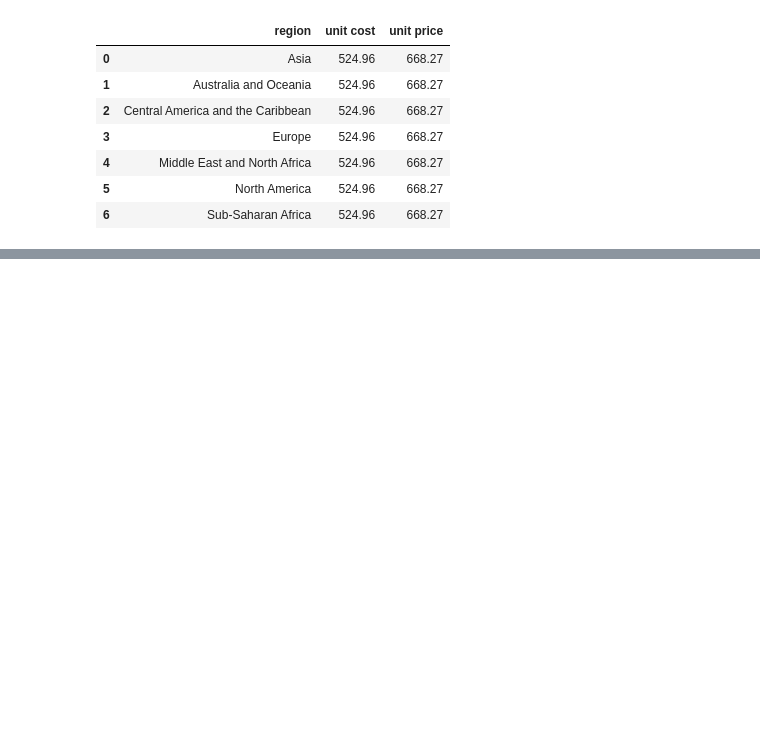
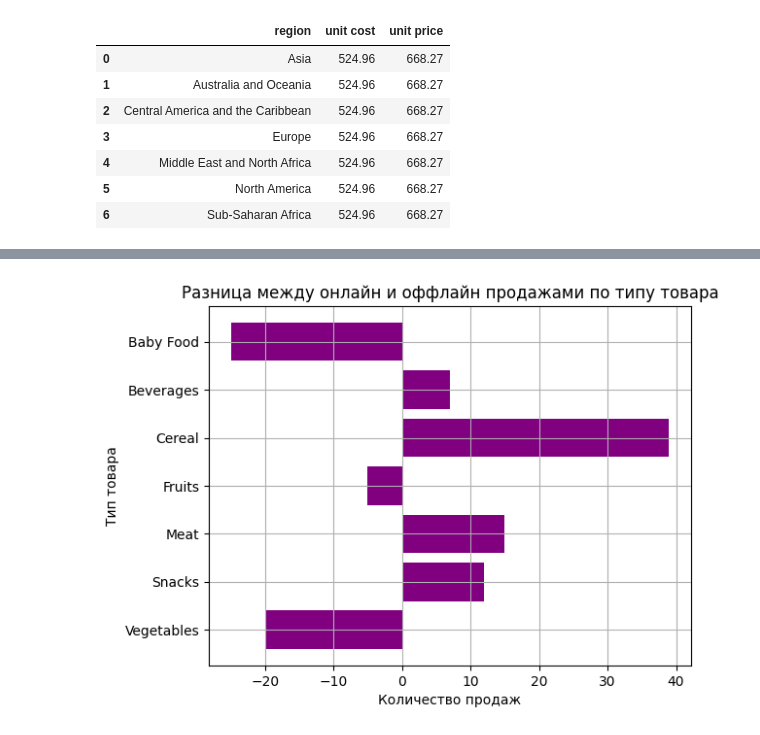
Before and after one commit to IlinaVN/PraktikaG236N005, a Jupyter notebook: LR8/1.ipynb, the cells around one changed output, grey strips where cells are left out. Cells and saved outputs as stored; diff of their text form; code cells hidden in the pictures; blank space fills up the shorter version.

```diff
--- a/LR8/1.ipynb
+++ b/LR8/1.ipynb
@@ -140,0 +123,9 @@ plt.show()
+# %%
+plt.grid()
+plt.barh(food_onl_sales['item type'], food_onl_sales['sales channel'] - food_offl_sales['sales channel'], color = 'purple')
+plt.ylabel('Тип товара')
+plt.xlabel('Количество продаж')
+plt.title('Разница между онлайн и оффлайн продажами по типу товара')
+plt.show()
+# %% [output]
+[figure, added]
```
Also changed, not shown: parts of 27 cells of this notebook, 1 other file.
